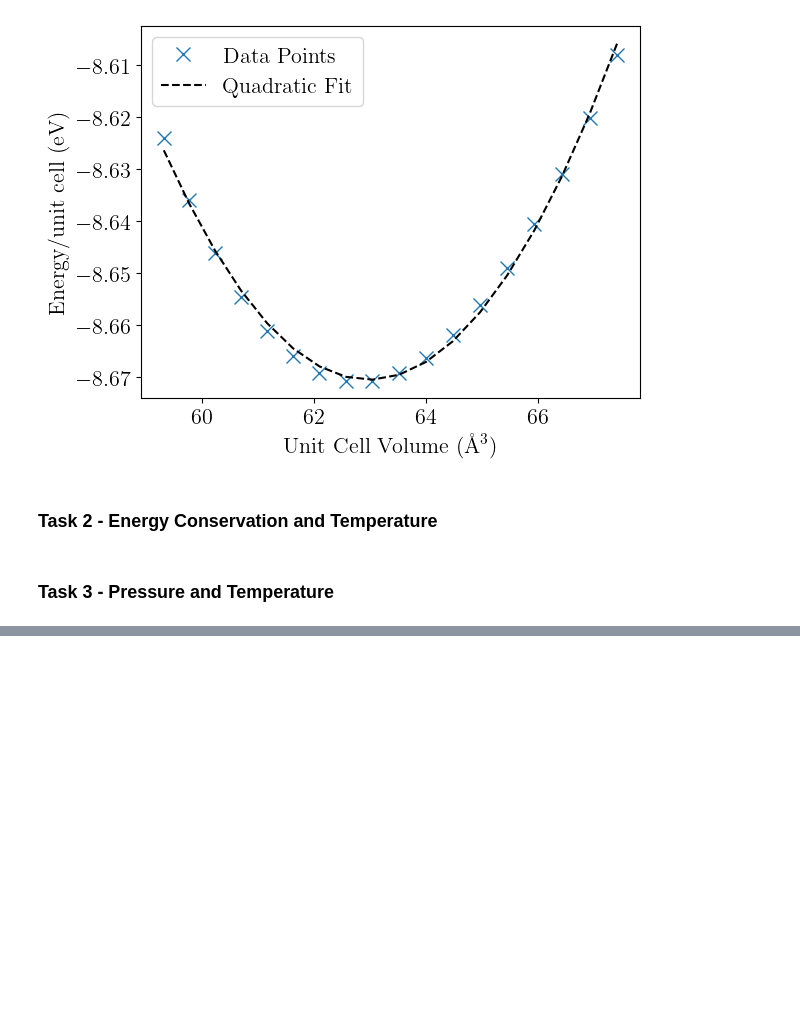
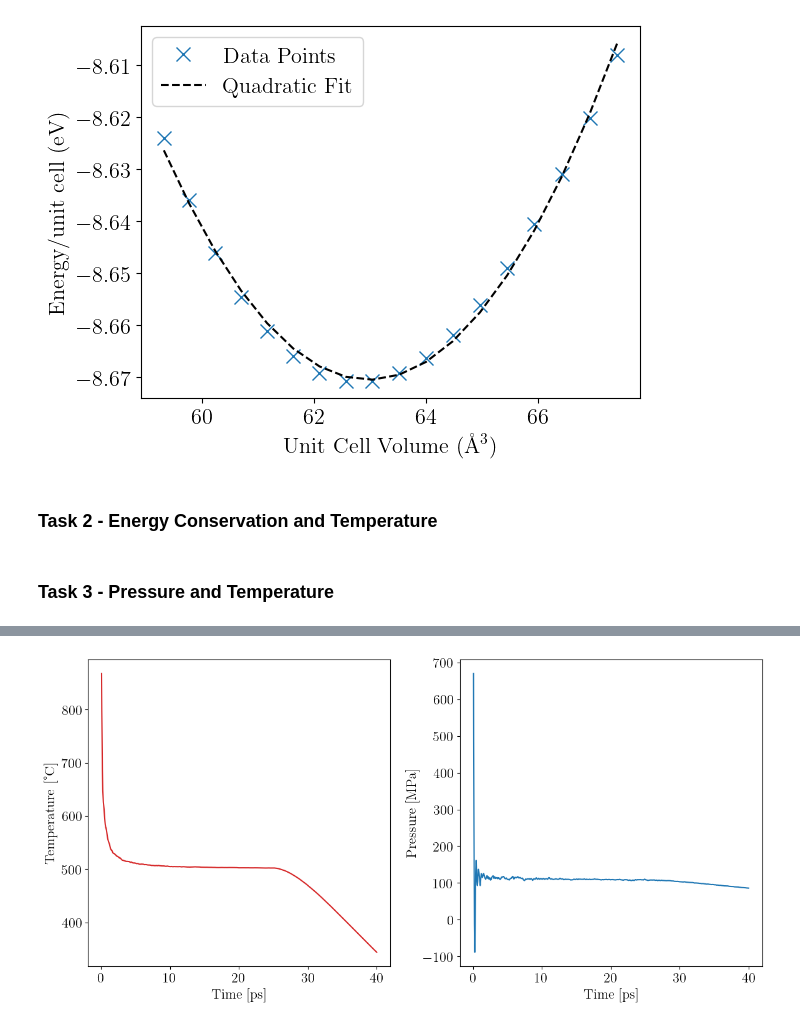
Before and after one commit to stommen/fka122-homeworks, a Jupyter notebook: H1/analyzer.ipynb, the cells around one changed output, grey strips where cells are left out. Saved outputs shown, nothing was run; the diff lists cells and outputs as text; code cells hidden in the pictures; blank space fills up the shorter version.

```diff
--- a/H1/analyzer.ipynb
+++ b/H1/analyzer.ipynb
@@ -158,0 +175,15 @@ plt.ylim(-10, 10)
+# %%
+Temp_avg = data[:, 3] - 273.15
+Pressure_avg = data[:, 5]
+
+fig, ax = plt.subplots(1, 2, figsize=(12, 6))
+ax[0].plot(t[100:], Temp_avg[100:], color='tab:red', label='Temperature')
+ax[1].plot(t[100:], Pressure_avg[100:], color='tab:blue', label='Pressure')
+ax[0].set_ylabel('Temperature [°C]')
+ax[1].set_ylabel('Pressure [MPa]')
+ax[0].set_xlabel('Time [ps]')
+ax[1].set_xlabel('Time [ps]')
+
+plt.tight_layout()
+# %% [output]
+[figure, added]
```
Also changed, not shown: parts of 3 cells of this notebook.
